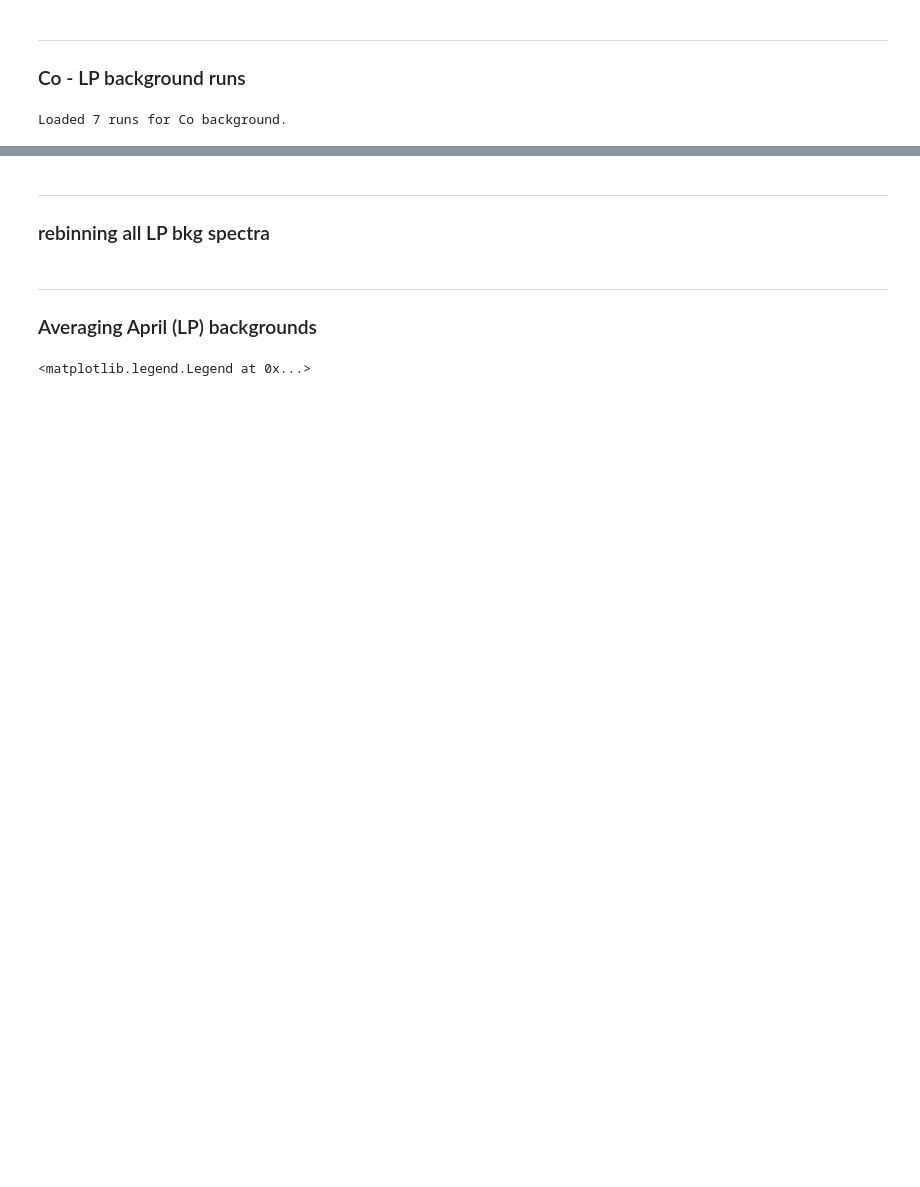
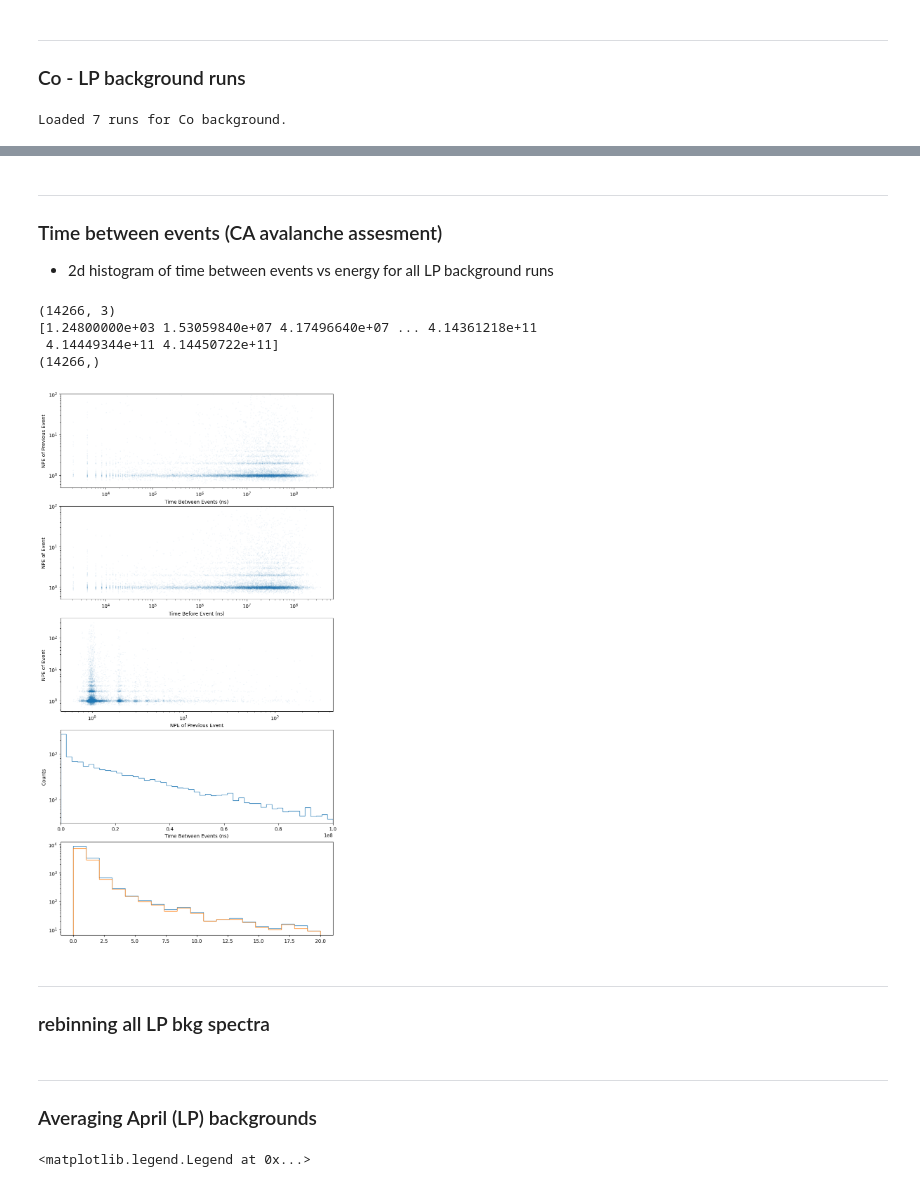
Before and after one commit to austindsc/cf4_analysisPipeline, a Jupyter notebook: comp2/DataAnalysis/all_spectra.ipynb, the cells around one changed output, grey strips where cells are left out. Saved outputs shown, nothing was run; the diff lists cells and outputs as text; code cells hidden in the pictures; blank space fills up the shorter version.

```diff
--- a/comp2/DataAnalysis/all_spectra.ipynb
+++ b/comp2/DataAnalysis/all_spectra.ipynb
@@ -177,0 +210,4 @@ plt.show()
+# %% [markdown]
+---
+### Time between events (CA avalanche assesment)
+* 2d histogram of time between events vs energy for all LP background runs
@@ -178,3 +217,74 @@ plt.show()
+# %%
+testRC = rc_Cs_LP_bkg[0]
+evTime, pulseTimes, chanPE = testRC.BuildCorrectEventPulseTimes(qvar="qRCFlat", peCut=0.5)
+t0 = evTime[0]
+
+print(pulseTimes.shape)
+maxPEindex = np.argmax(chanPE, axis = 1)
+NPE = np.sum(chanPE, axis = 1)
+
+biggestPulseTime = pulseTimes[np.arange(pulseTimes.shape[0]), maxPEindex]
+peakPulseTimes = biggestPulseTime + evTime- t0
+print(peakPulseTimes)
+
+## okay can ignore pulse times for now, just use event times
+evTime_BetweenEvents = np.diff(evTime)
+pulseTimes_BetweenEvents = np.diff(peakPulseTimes)
+print(evTime.shape)
+
+fig, (ax1, ax1b, ax1c, ax2, ax3) = plt.subplots(5, 1, figsize=(10, 20))
+
+## first plot is time between events vs NPE
+ax1.plot(evTime_BetweenEvents, NPE[:-1], 'o', markersize=0.05)
+# ax1.plot(pulseTimes_BetweenEvents, NPE[:-1], 'o', markersize=0.05, color='red', alpha  = 0.2)
+
+ax1.set_xscale('log')
+ax1.set_yscale('log')
+ax1.set_ylim(0.5, 1e2)
+
+ax1.set_xlabel("Time Between Events (ns)")
+ax1.set_ylabel("NPE of Previous Event")
+
+ax1b.plot(evTime_BetweenEvents, NPE[1:], 'o', markersize=0.05)
+ax1b.set_xscale('log')
+ax1b.set_yscale('log')
+ax1b.set_ylim(0.5, 1e2)
+ax1b.set_xlabel("Time Before Event (ns)")
+ax1b.set_ylabel("NPE of Event")
+
+ax1c.plot(NPE[:-1], NPE[1:], 'o', markersize=0.05)
+ax1c.set_xlabel("NPE of Previous Event")
+ax1c.set_ylabel("NPE of Event")
+
+ax1c.set_xscale('log')
+ax1c.set_yscale('log')
+
+## ax2 is histogram of time between events
+# bins2 = np.logspace(3, 6, 50)
+bins2 = np.linspace(1e3, 1e8, 50)
+ax2.hist(evTime_BetweenEvents, bins = bins2, histtype='step')
+
+# ax2.set_xscale('log')
+ax2.set_yscale('log')
+ax2.set_xlabel("Time Between Events (ns)")
+ax2.set_ylabel("Counts")
+ax2.set_xlim(0, 1e8)
+
+## ax3 is NPE with and without a cut on time between events
+timeCut = 1e6 # ns
+NPE_cut = NPE[1:][evTime_BetweenEvents > timeCut]
+
+bin3 = np.linspace(0, 20, 20)
+ax3.hist(NPE, bins = bin3, histtype='step', label="No Time Cut")
+ax3.hist(NPE_cut, bins = bin3, histtype='step', label=f"Time Cut > {timeCut} ns")
+
+ax3.set_yscale('log')
+# %% [output]
+(14266, 3)
+[1.24800000e+03 1.53059840e+07 4.17496640e+07 ... 4.14361218e+11
+ 4.14449344e+11 4.14450722e+11]
+(14266,)
+[figure, added]
 # %% [markdown]
 ---
 ### rebinning all LP bkg spectra
```
Also changed, not shown: parts of 20 cells of this notebook, 25 other files.
